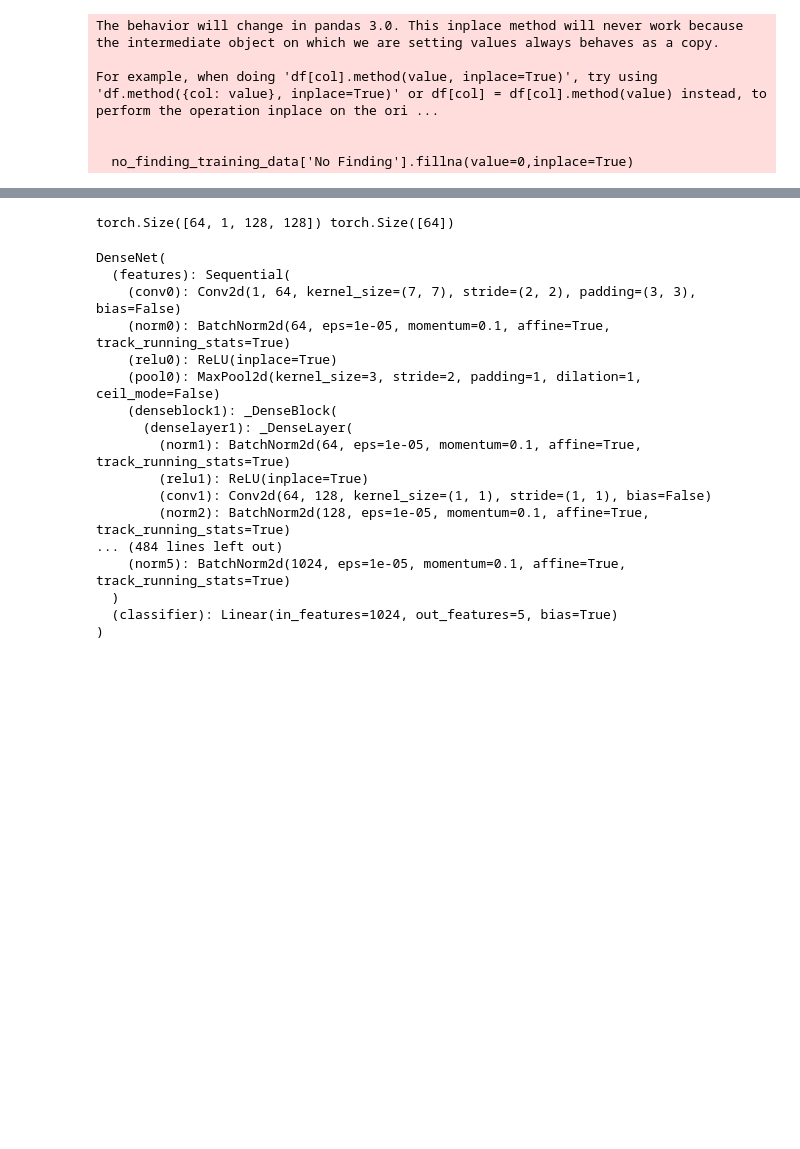
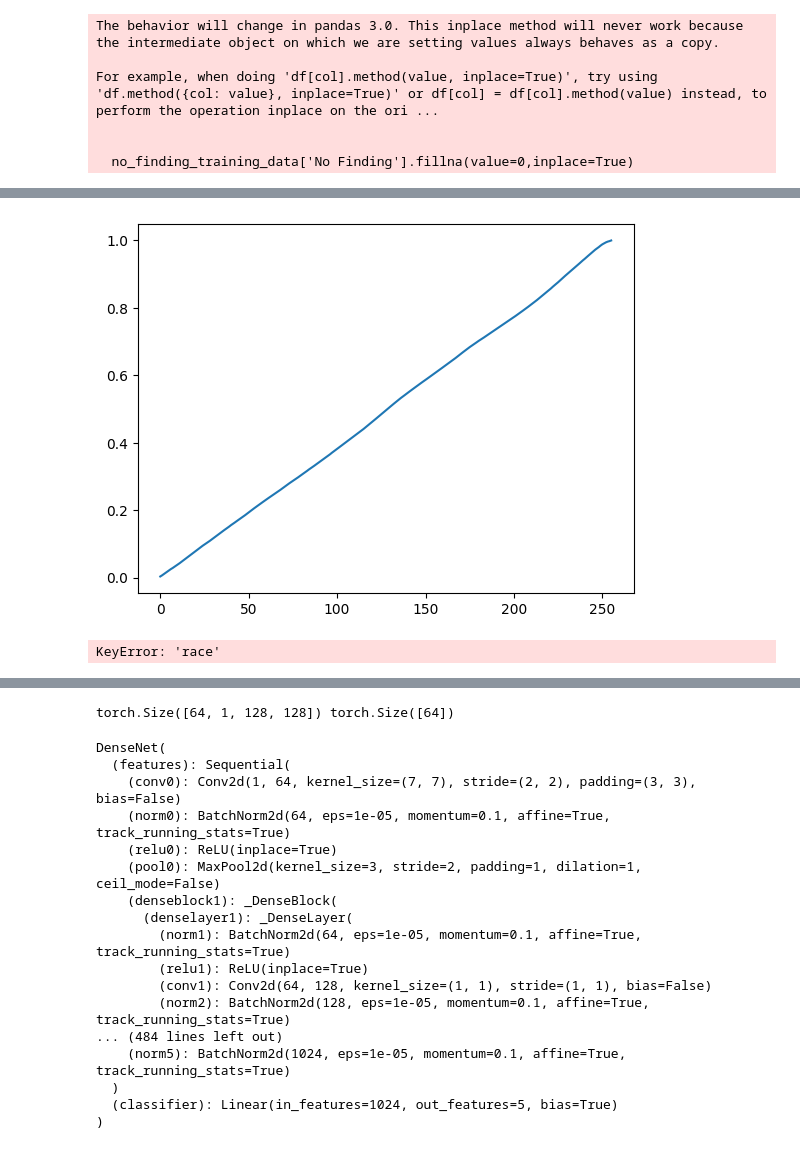
Before and after one commit to dishant24/BVM_Chest_X-Ray_Fair_AI, a Jupyter notebook: main.ipynb, the cells around one changed output, grey strips where cells are left out. Cells and saved outputs as stored; diff of their text form; code cells hidden in the pictures; blank space fills up the shorter version.

```diff
--- a/main.ipynb
+++ b/main.ipynb
@@ -292,3 +322,14 @@ array([[0., 0., 1., 0., 0.],
+# %%
+img_cdf, bins = exposure.cumulative_distribution(np.uint8(data_images[0]),255)
+plt.plot(bins, img_cdf)
+plt.show()
+# %% [output]
+[figure, added]
+# %%
+training_data_merge = training_data_merge[training_data_merge['race'].isin(training_data_merge['race'].value_counts()[:5].index)]
+training_data_merge = pd.get_dummies(training_data_merge, columns=['race'], drop_first=True)
+# %% [output]
+KeyError: 'race'
 # %%
 data_labels = no_finding_training_data[['race_Asian', 'race_Black', 'race_Other', 'race_Unknown', 'race_White']].values
 data_labels = torch.tensor(data_labels, dtype=torch.float32)
```
Also changed, not shown: parts of 22 cells of this notebook, 3 other files.
